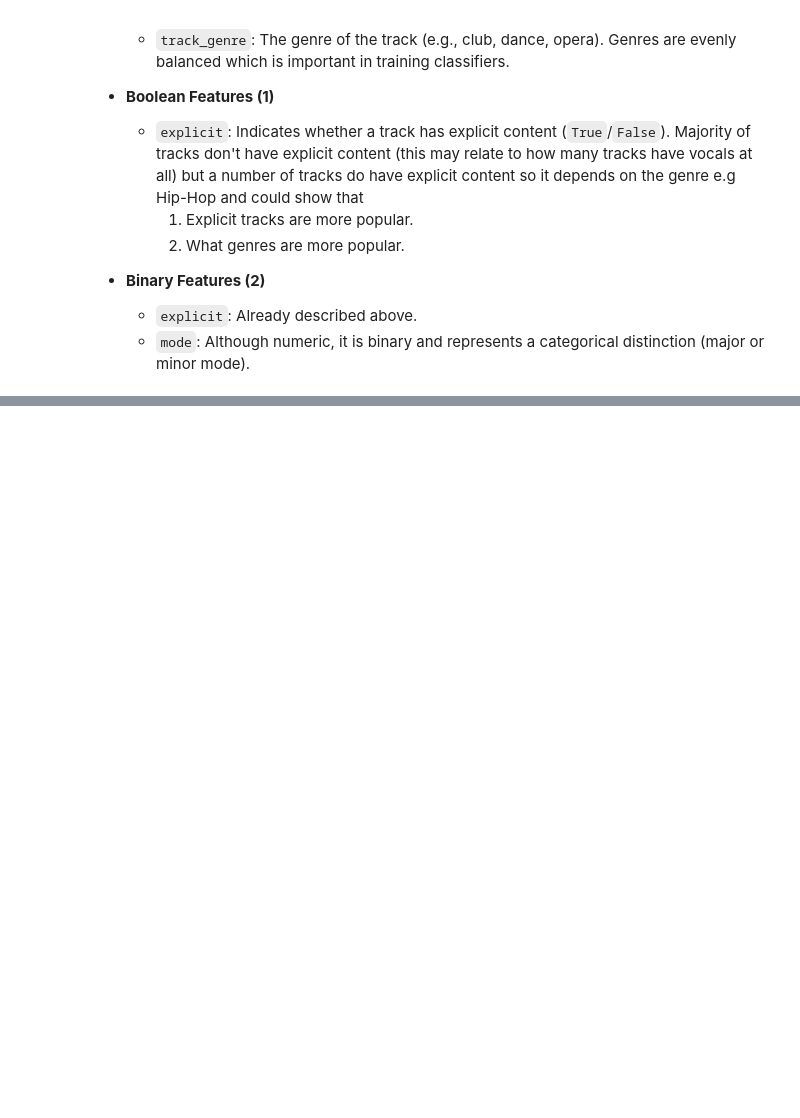
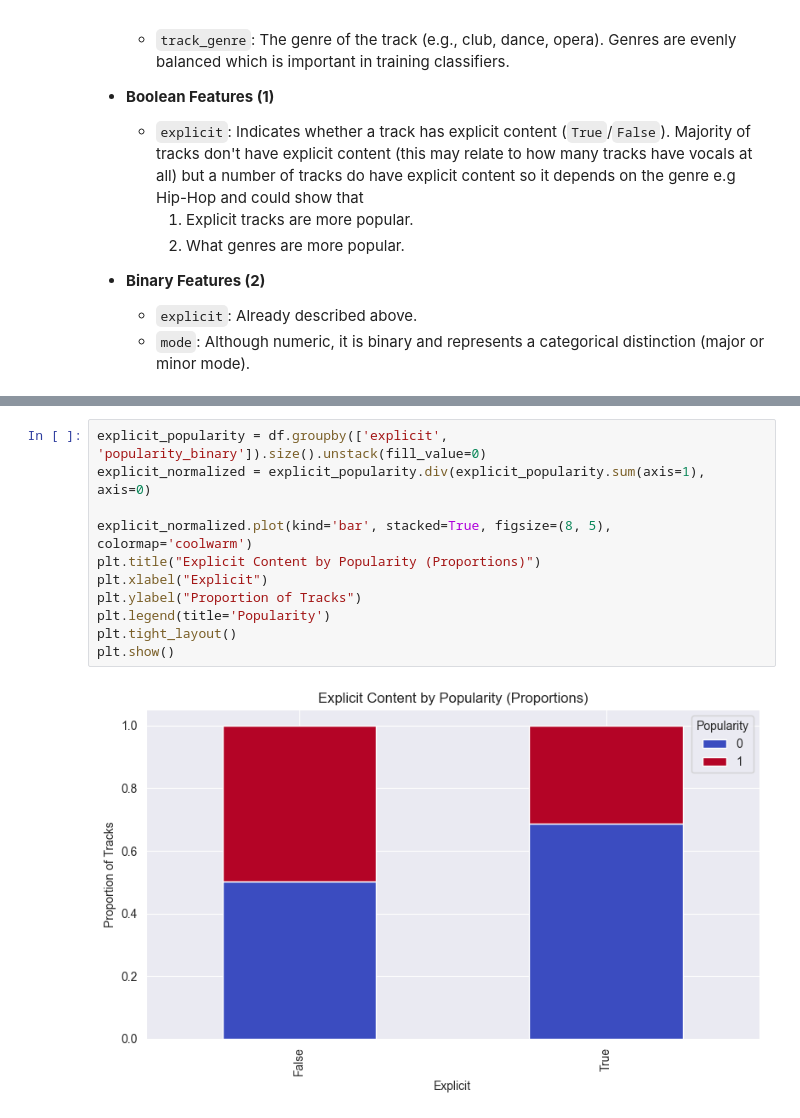
Before and after one commit to CraigPhayer/CS4168---DATA-MINING-LABS, a Jupyter notebook: Project/spotify_EDA.ipynb, the cells around one changed output, grey strips where cells are left out. Drawn from its saved outputs; the diff is of its cells as text; blank space fills up the shorter version.

```diff
--- a/Project/spotify_EDA.ipynb
+++ b/Project/spotify_EDA.ipynb
@@ -177,0 +237,13 @@ Binary features (2): ['explicit', 'mode']
+# %%
+explicit_popularity = df.groupby(['explicit', 'popularity_binary']).size().unstack(fill_value=0)
+explicit_normalized = explicit_popularity.div(explicit_popularity.sum(axis=1), axis=0)
+
+explicit_normalized.plot(kind='bar', stacked=True, figsize=(8, 5), colormap='coolwarm')
+plt.title("Explicit Content by Popularity (Proportions)")
+plt.xlabel("Explicit")
+plt.ylabel("Proportion of Tracks")
+plt.legend(title='Popularity')
+plt.tight_layout()
+plt.show()
+# %% [output]
+[figure, added]
```
Also changed, not shown: parts of 18 cells of this notebook.
